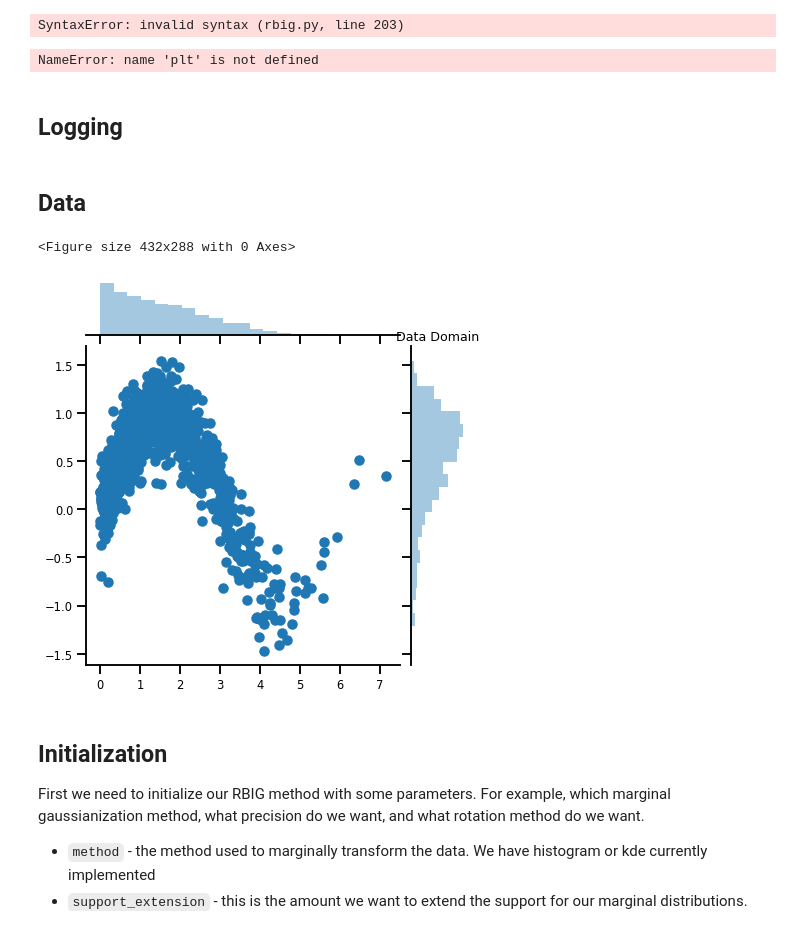
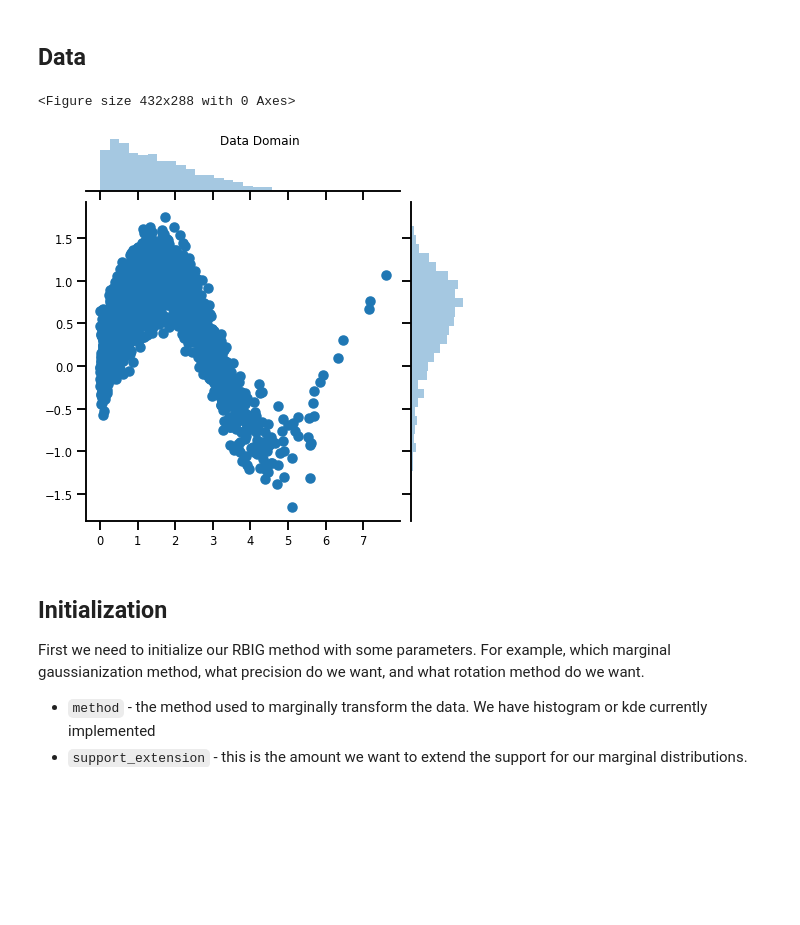
Before and after one commit to IPL-UV/rbig_jax, a Jupyter notebook: notebooks/iterative/details/1.3_iterative_gaussianization.ipynb, the cells around one changed output. Saved outputs shown, nothing was run; the diff lists cells and outputs as text; code cells hidden in the pictures; blank space fills up the shorter version.

```diff
--- a/notebooks/iterative/details/1.3_iterative_gaussianization.ipynb
+++ b/notebooks/iterative/details/1.3_iterative_gaussianization.ipynb
@@ -14,7 +30,7 @@ import jax
 import jax.numpy as np
 from jax.config import config
 import chex
-config.update("jax_enable_x64", True)
+config.update("jax_enable_x64", False)
 
 import numpy as onp
 from functools import partial
@@ -22,7 +38,6 @@ from functools import partial
 # library parameters
 from rbig_jax.data import get_classic
 from rbig_jax.plots import plot_info_loss, plot_joint, plot_joint_prob
-from rbig_jax.transforms.rbig import rbig_block_transform_gradient
 
 
 # logging
@@ -38,34 +53,23 @@ sns.set_context(context="talk", font_scale=0.7)
 %matplotlib inline
 %load_ext autoreload
 %autoreload 2
-# %% [output]
-SyntaxError: invalid syntax (rbig.py, line 203)
-# %%
-# get data
-data = get_classic(100)
-
-# plot data
-plt.hist(data[:, 1], 10);
-# %% [output]
-NameError: name 'plt' is not defined
-# %% [markdown]
-## Logging
 # %% [markdown]
 ## Data
 # %%
 # %%wandb
 # get data
-n_samples = 1_000
-data = get_classic(1_000)
+n_samples = 2_000
+n_features = 2
+data = get_classic(n_samples)
 
 # plot data
 plt.figure()
 sns.jointplot(data[:, 0], data[:, 1])
-plt.title('Data Domain')
+plt.suptitle('Data Domain')
 plt.show()
 # %% [output]
 <Figure size 432x288 with 0 Axes>
-[figure, old version]
+[figure, new version]
 # %% [markdown]
 ## Initialization
 
```
Also changed, not shown: parts of 109 cells of this notebook, 6 other files.
